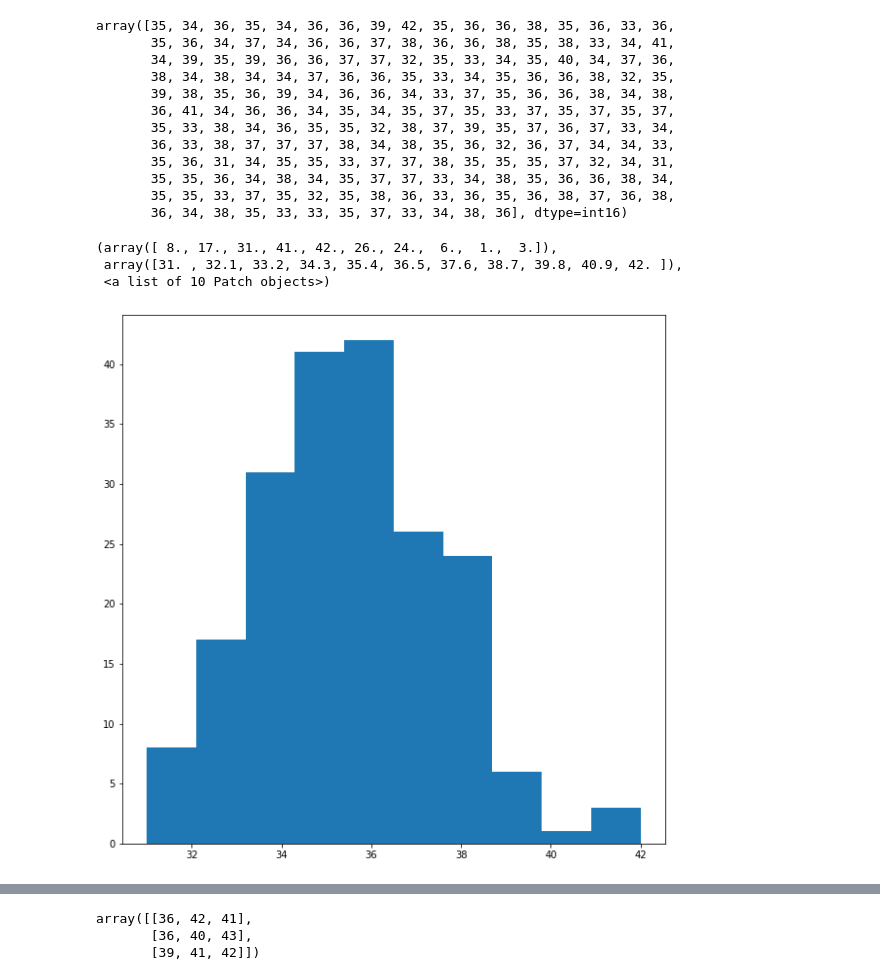
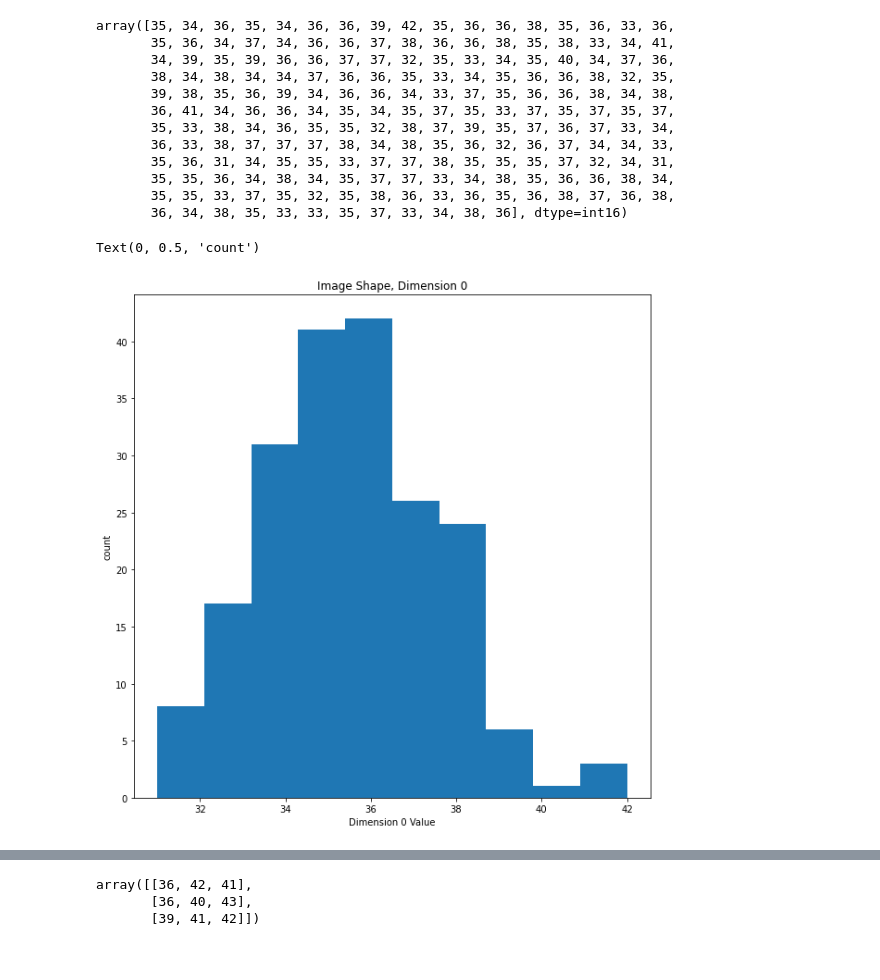
Before and after one commit to ElliotY-ML/Hippocampus_Segmentation_MRI, a Jupyter notebook: Section 1 EDA/Final Project EDA.ipynb, the cells around one changed output, grey strips where cells are left out. Cells and saved outputs as stored; diff of their text form; code cells hidden in the pictures.

```diff
--- a/Section 1 EDA/Final Project EDA.ipynb
+++ b/Section 1 EDA/Final Project EDA.ipynb
@@ -498,9 +508,10 @@ array([35, 34, 36, 35, 34, 36, 36, 39, 42, 35, 36, 36, 38, 35, 36, 33, 36,
 # %%
 shape_keys = [(i) for i in no_outlier_shape.keys()]
 shape_keys = np.array(shape_keys)
 plt.hist(shape_keys[:,0])
+plt.title('Image Shape, Dimension 0')
+plt.xlabel('Dimension 0 Value')
+plt.ylabel('count')
 # %% [output]
-(array([ 8., 17., 31., 41., 42., 26., 24.,  6.,  1.,  3.]),
- array([31. , 32.1, 33.2, 34.3, 35.4, 36.5, 37.6, 38.7, 39.8, 40.9, 42. ]),
- <a list of 10 Patch objects>)
+Text(0, 0.5, 'count')
-[figure, old version]
+[figure, new version]
```
Also changed, not shown: parts of 18 cells of this notebook.
